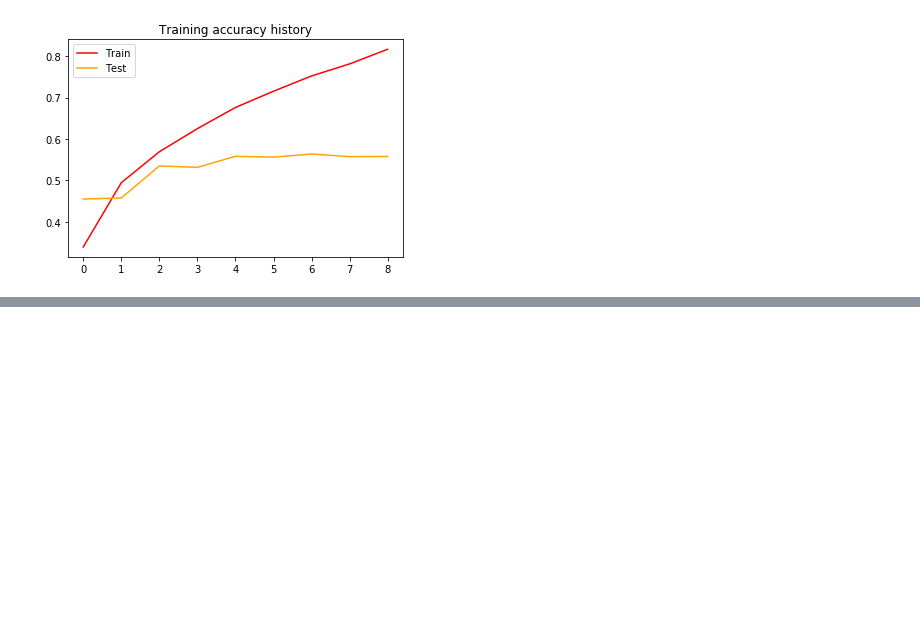
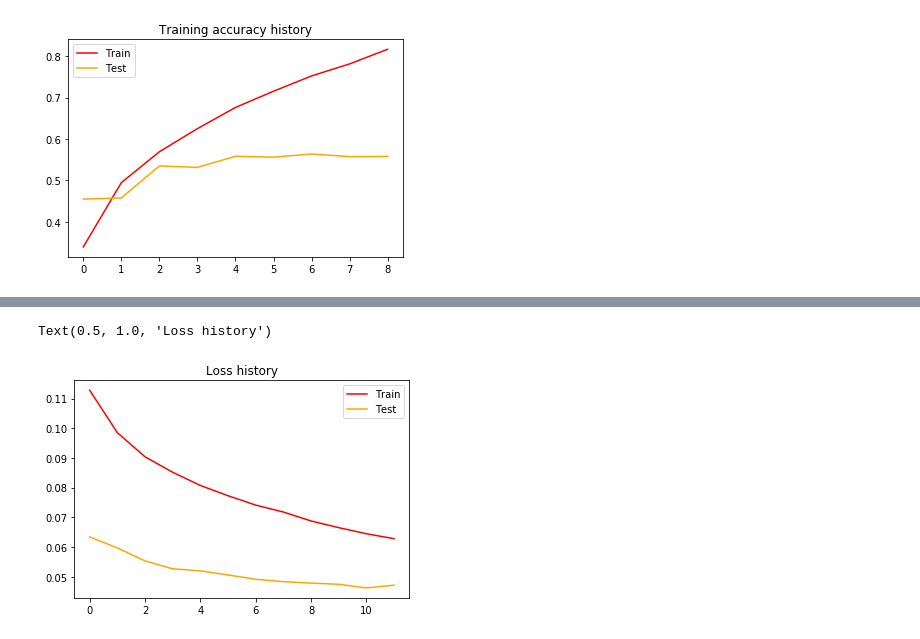
Before and after one commit to tuanh208/FoodVisor-TMM, a Jupyter notebook: FoodVisor_Inception_V3.ipynb, the cells around one changed output, grey strips where cells are left out. Saved outputs shown, nothing was run; the diff lists cells and outputs as text; code cells hidden in the pictures; blank space fills up the shorter version.

```diff
--- a/FoodVisor_Inception_V3.ipynb
+++ b/FoodVisor_Inception_V3.ipynb
@@ -193,14 +202,21 @@ def data_gen(conv_feat,labels,batch_size=64,shuffle=True):
 # %%
+path_save_1 = '/home/foodlovers/FoodVisor/trained_models/InceptionV3/model_best.pt'
+path_save_2 = '/home/foodlovers/FoodVisor/trained_models/InceptionV3/model_current.pt'
+
 def train_model(epochs = 1,train = True, validate = False) :
+
+    if train == True :
+        loss_history = []
+        acc_history = []
+        val_loss_history = []
+        val_acc_history = []
+
     for epoch in range(epochs) :
         if train == True :
             #=========================TRAINING=================================#
             start_time_epoch = time.time()
 
             model_inception.train()
-
-            loss_history = []
-            acc_history = []
 
             print("Epoch:", epoch,"/",epochs,"===============================================")
 
@@ -245,14 +261,12 @@ def train_model(epochs = 1,train = True, validate = False) :
             print('Epoch {:d} completed in {:.2f} seconds ! Loss: {:.4f} Acc: {:.4f}'.format(
                      epoch, time.time() - start_time_epoch, epoch_loss, epoch_acc))
 
+            torch.save(model_inception.state_dict(), path_save_2)
+
         if validate == True :
             #=========================VALIDATING=================================#
 
             model_inception.eval()
-
-            if train == True :
-                val_loss_history = []
-                val_acc_history = []
 
             val_loss = 0.0
             val_corrects = 0.0
@@ -292,6 +306,9 @@ def train_model(epochs = 1,train = True, validate = False) :
             if train == False :
                 return
             else :
+                if len(val_acc_history) == 0 or val_epoch_acc >= max(val_acc_history) :
+                    torch.save(model_inception.state_dict(), path_save_1)
+
                 val_loss_history.append(val_epoch_loss)
                 val_acc_history.append(val_epoch_acc)
 
@@ -409,0 +648,2 @@ Text(0.5, 1.0, 'Training accuracy history')
+# %%
+history = train_model(train=True,validate=True,epochs = 12)
@@ -409,0 +694,9 @@ Text(0.5, 1.0, 'Training accuracy history')
+# %%
+plt.plot(history[0],color='red',label='Train')
+plt.plot(history[2],color='orange',label='Test')
+plt.legend()
+plt.plot()
+plt.title("Loss history")
+# %% [output]
+Text(0.5, 1.0, 'Loss history')
+[figure, added]
```
Also changed, not shown: parts of 42 cells of this notebook, 1 other file.
